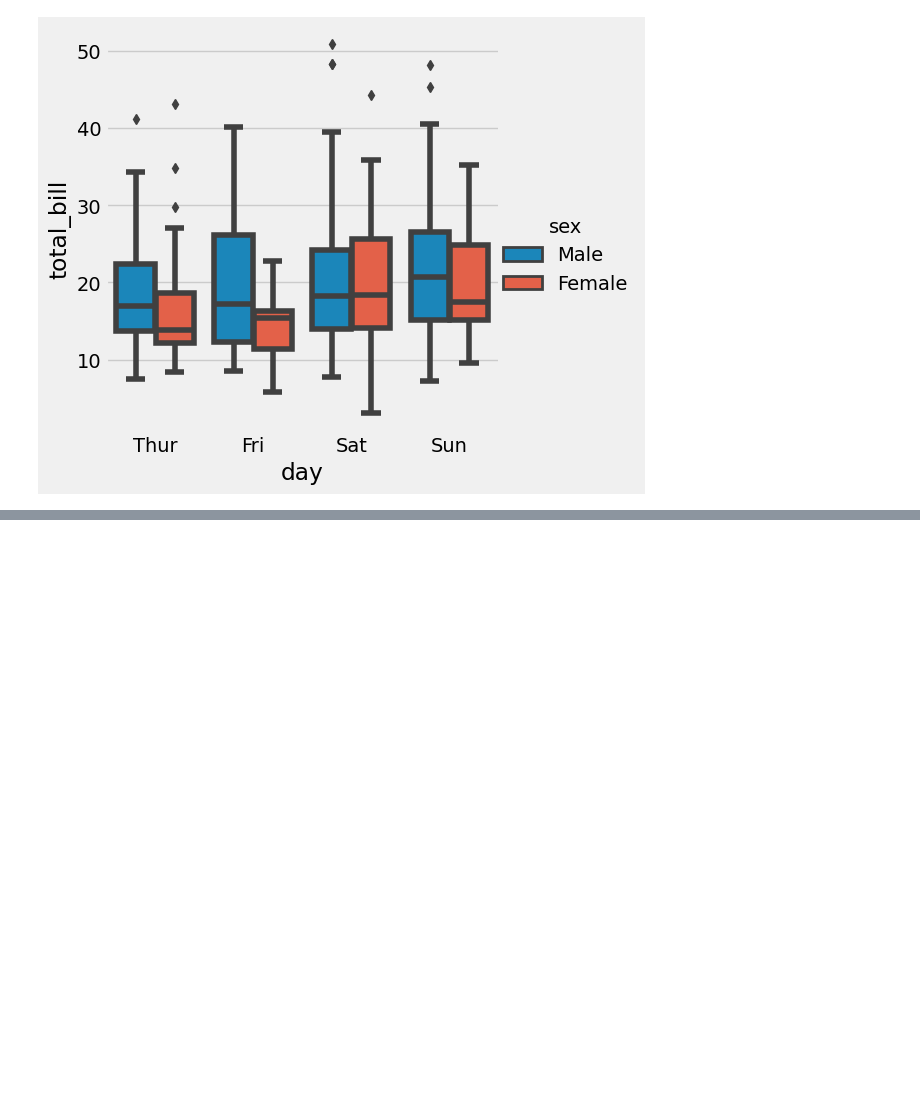
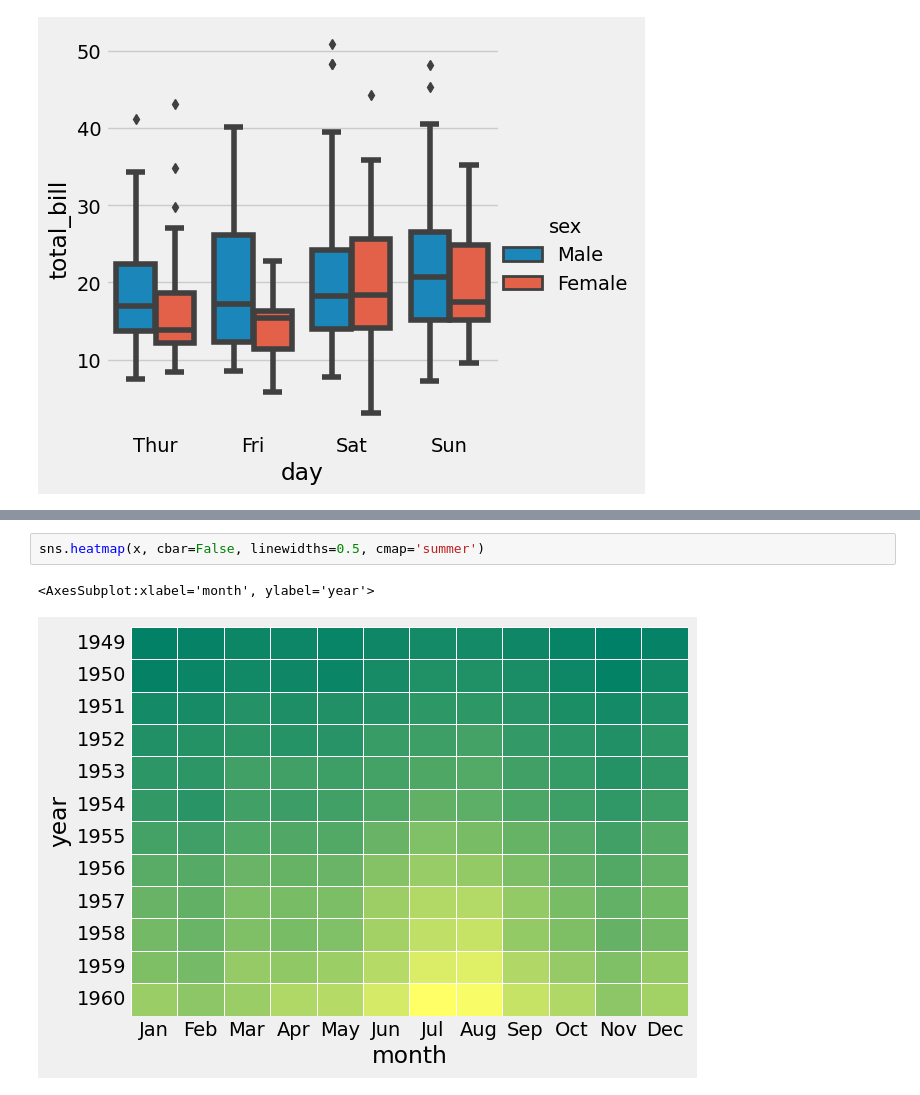
Before and after one commit to SabalNiroula/Seaborn-Practice, a Jupyter notebook: SeabornPractice.ipynb, the cells around one changed output, grey strips where cells are left out. Cells and saved outputs as stored; diff of their text form; blank space fills up the shorter version.

```diff
--- a/SeabornPractice.ipynb
+++ b/SeabornPractice.ipynb
@@ -182,0 +183,5 @@ sns.heatmap(x) # heatmap with no of traveller each month in specific year
+# %%
+sns.heatmap(x, cbar=False, linewidths=0.5, cmap='summer')
+# %% [output]
+<AxesSubplot:xlabel='month', ylabel='year'>
+[figure, added]
```
Also changed, not shown: parts of 35 cells of this notebook.
